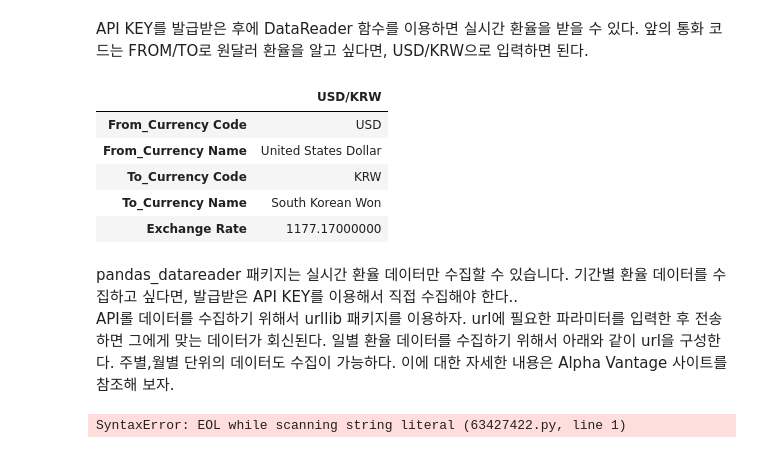
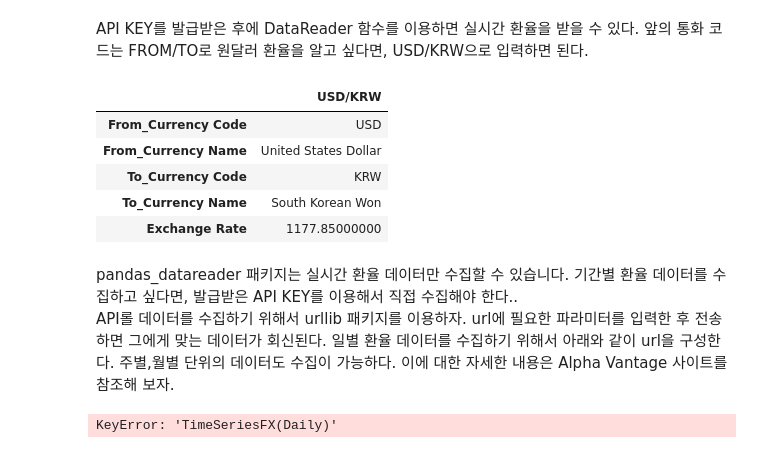
Before and after one commit to choiuikang/financial_data_python, a Jupyter notebook: chapter_1.ipynb, the cells around one changed output. Drawn from its saved outputs; the diff is of its cells as text; code cells hidden in the pictures.

```diff
--- a/chapter_1.ipynb
+++ b/chapter_1.ipynb
@@ -101,15 +101,15 @@ API KEY를 발급받은 후에 DataReader 함수를 이용하면 실시간 환
 import pandas_datareader.data as web
 # %%
 ALPHAVANTAGE_API_KEY = "IIOEXL1UM7NDJTPC"
-df_1 = wed.DataReader("USD/KRW", "av-forex", api_key = ALPHAVANTAGE_API_KEY)
+df_1 = web.DataReader("USD/KRW", "av-forex", api_key = ALPHAVANTAGE_API_KEY)
 df_1.head()
 # %% [output]
 |  | USD/KRW |
 | From_Currency Code | USD |
 | From_Currency Name | United States Dollar |
 | To_Currency Code | KRW |
 | To_Currency Name | South Korean Won |
-| Exchange Rate | 1177.17000000 |
+| Exchange Rate | 1177.85000000 |
 # %% [markdown]
 pandas_datareader 패키지는 실시간 환율 데이터만 수집할 수 있습니다. 기간별 환율 데이터를 수집하고 싶다면, 발급받은 API KEY를 이용해서 직접 수집해야 한다.. <br>
 API롤 데이터를 수집하기 위해서 urllib 패키지를 이용하자. url에 필요한 파라미터를 입력한 후 전송하면 그에게 맞는 데이터가 회신된다. 일별 환율 데이터를 수집하기 위해서 아래와 같이 url을 구성한다. 주별,월별 단위의 데이터도 수집이 가능하다. 이에 대한 자세한 내용은 Alpha Vantage 사이트를 참조해 보자.
@@ -118,12 +118,11 @@ from urllib.request import urlopen
 import json
 import pandas as pd
 # %%
-url = "https://www.alphavantage.co/query?function=FX_DAILY&
-from_symbol=USD&to_symbol=KRW&outqutsize=compact&apikey="+ALPHAVANTAGE_API_KEY
-result = rulopen(url)
+url = "https://www.alphavantage.co/query?function=FX_DAILY&from_symbol=USD&to_symbol=KRW&outqutsize=compact&apikey="+ALPHAVANTAGE_API_KEY
+result = urlopen(url)
 result_read = result.read()
 
-df = pd.DataFrame(json.loads(result_read)["Time Series FX(Daily)"]).T
+df = pd.DataFrame(json.loads(result_read)["TimeSeriesFX(Daily)"]).T
 df.head()
 # %% [output]
-SyntaxError: EOL while scanning string literal (63427422.py, line 1)
+KeyError: 'TimeSeriesFX(Daily)'
```
Also changed, not shown: parts of 11 cells of this notebook.
